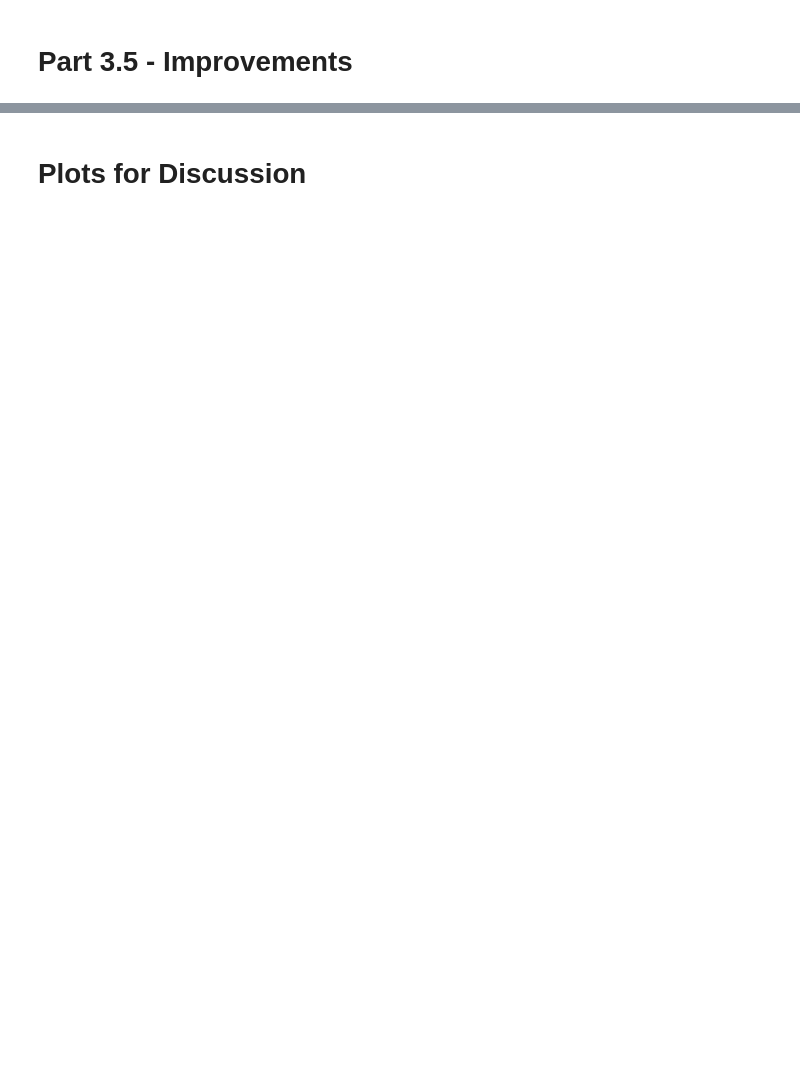
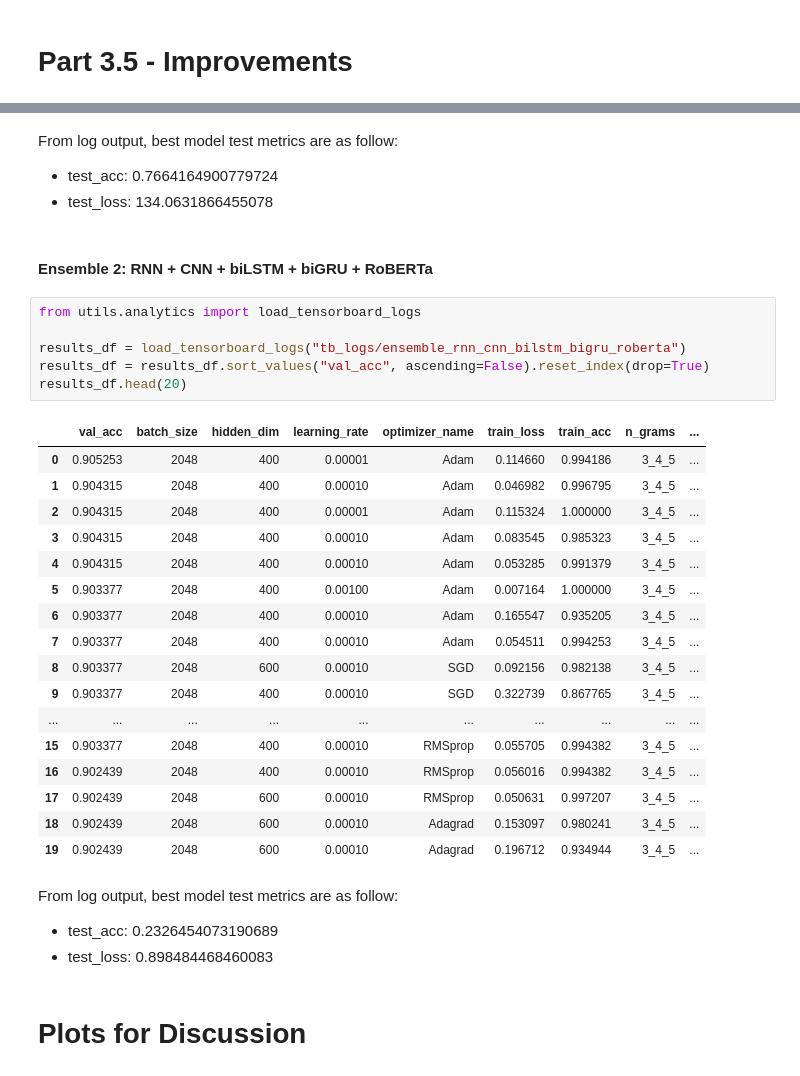
Before and after one commit to xJQx/sc4002-nlp-sentiment-classification, a Jupyter notebook: part3e.ipynb, the cells around one changed output, grey strips where cells are left out. Drawn from its saved outputs; the diff is of its cells as text; blank space fills up the shorter version.

```diff
--- a/part3e.ipynb
+++ b/part3e.ipynb
@@ -46,3 +118,37 @@ results_df
+# %% [markdown]
+From log output, best model test metrics are as follow:
+- test_acc: 0.7664164900779724
+- test_loss: 134.0631866455078
+# %% [markdown]
+#### Ensemble 2: RNN + CNN + biLSTM + biGRU + RoBERTa
+# %%
+from utils.analytics import load_tensorboard_logs
+
+results_df = load_tensorboard_logs("tb_logs/ensemble_rnn_cnn_bilstm_bigru_roberta")
+results_df = results_df.sort_values("val_acc", ascending=False).reset_index(drop=True)
+results_df.head(20)
+# %% [output]
+|  | val_acc | batch_size | hidden_dim | learning_rate | optimizer_name | train_loss | train_acc | n_grams | ... |
+| 0 | 0.905253 | 2048 | 400 | 0.00001 | Adam | 0.114660 | 0.994186 | 3_4_5 | ... |
+| 1 | 0.904315 | 2048 | 400 | 0.00010 | Adam | 0.046982 | 0.996795 | 3_4_5 | ... |
+| 2 | 0.904315 | 2048 | 400 | 0.00001 | Adam | 0.115324 | 1.000000 | 3_4_5 | ... |
+| 3 | 0.904315 | 2048 | 400 | 0.00010 | Adam | 0.083545 | 0.985323 | 3_4_5 | ... |
+| 4 | 0.904315 | 2048 | 400 | 0.00010 | Adam | 0.053285 | 0.991379 | 3_4_5 | ... |
+| 5 | 0.903377 | 2048 | 400 | 0.00100 | Adam | 0.007164 | 1.000000 | 3_4_5 | ... |
+| 6 | 0.903377 | 2048 | 400 | 0.00010 | Adam | 0.165547 | 0.935205 | 3_4_5 | ... |
+| 7 | 0.903377 | 2048 | 400 | 0.00010 | Adam | 0.054511 | 0.994253 | 3_4_5 | ... |
+| 8 | 0.903377 | 2048 | 600 | 0.00010 | SGD | 0.092156 | 0.982138 | 3_4_5 | ... |
+| 9 | 0.903377 | 2048 | 400 | 0.00010 | SGD | 0.322739 | 0.867765 | 3_4_5 | ... |
+| ... | ... | ... | ... | ... | ... | ... | ... | ... | ... |
+| 15 | 0.903377 | 2048 | 400 | 0.00010 | RMSprop | 0.055705 | 0.994382 | 3_4_5 | ... |
+| 16 | 0.902439 | 2048 | 400 | 0.00010 | RMSprop | 0.056016 | 0.994382 | 3_4_5 | ... |
+| 17 | 0.902439 | 2048 | 600 | 0.00010 | RMSprop | 0.050631 | 0.997207 | 3_4_5 | ... |
+| 18 | 0.902439 | 2048 | 600 | 0.00010 | Adagrad | 0.153097 | 0.980241 | 3_4_5 | ... |
+| 19 | 0.902439 | 2048 | 600 | 0.00010 | Adagrad | 0.196712 | 0.934944 | 3_4_5 | ... |
+# %% [markdown]
+From log output, best model test metrics are as follow:
+- test_acc: 0.2326454073190689
+- test_loss: 0.898484468460083
 # %% [markdown]
 # Plots for Discussion
 # %%
```
Also changed, not shown: parts of 7 cells of this notebook, 2 other files.
